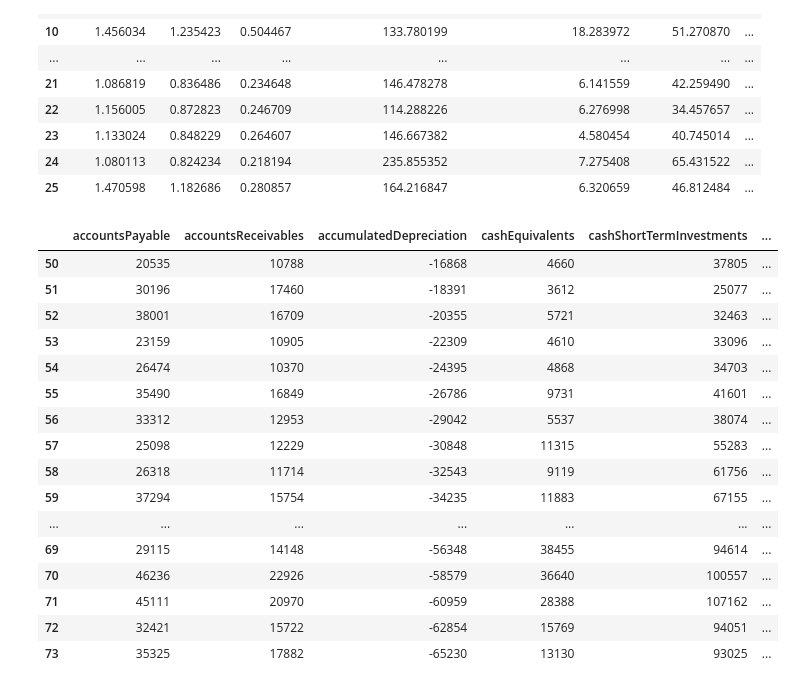
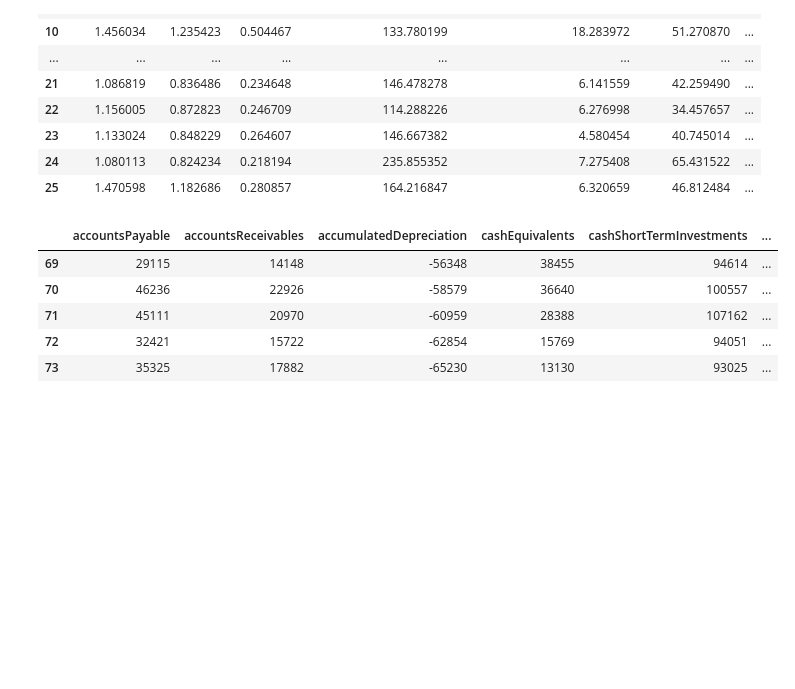
Before and after one commit to doppio-ristretto/Stocks, a Jupyter notebook: data.ipynb, the cells around one changed output. Cells and saved outputs as stored; diff of their text form; code cells hidden in the pictures; blank space fills up the shorter version.

```diff
--- a/data.ipynb
+++ b/data.ipynb
@@ -384,21 +384,10 @@ ratio_df
 # %%
 merge_df3 = pd.merge(merge_df2,ratio_df, on='yq', how='left')
 
 merge_df3 = merge_df3.dropna()
-merge_df3
+merge_df3.tail()
 # %% [output]
 |  | accountsPayable | accountsReceivables | accumulatedDepreciation | cashEquivalents | cashShortTermInvestments | ... |
-| 50 | 20535 | 10788 | -16868 | 4660 | 37805 | ... |
-| 51 | 30196 | 17460 | -18391 | 3612 | 25077 | ... |
-| 52 | 38001 | 16709 | -20355 | 5721 | 32463 | ... |
-| 53 | 23159 | 10905 | -22309 | 4610 | 33096 | ... |
-| 54 | 26474 | 10370 | -24395 | 4868 | 34703 | ... |
-| 55 | 35490 | 16849 | -26786 | 9731 | 41601 | ... |
-| 56 | 33312 | 12953 | -29042 | 5537 | 38074 | ... |
-| 57 | 25098 | 12229 | -30848 | 11315 | 55283 | ... |
-| 58 | 26318 | 11714 | -32543 | 9119 | 61756 | ... |
-| 59 | 37294 | 15754 | -34235 | 11883 | 67155 | ... |
-| ... | ... | ... | ... | ... | ... | ... |
 | 69 | 29115 | 14148 | -56348 | 38455 | 94614 | ... |
 | 70 | 46236 | 22926 | -58579 | 36640 | 100557 | ... |
 | 71 | 45111 | 20970 | -60959 | 28388 | 107162 | ... |
```
Also changed, not shown: parts of 7 cells of this notebook.
